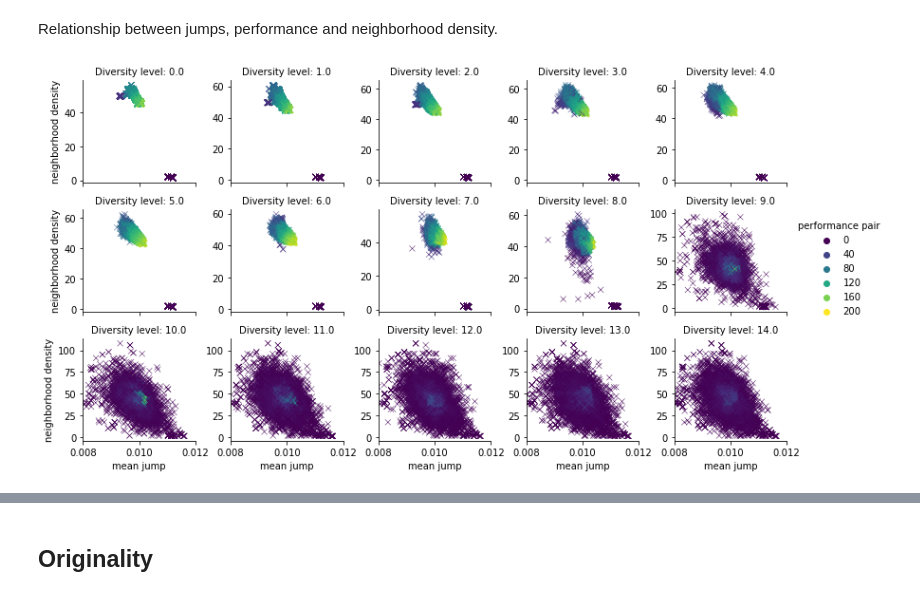
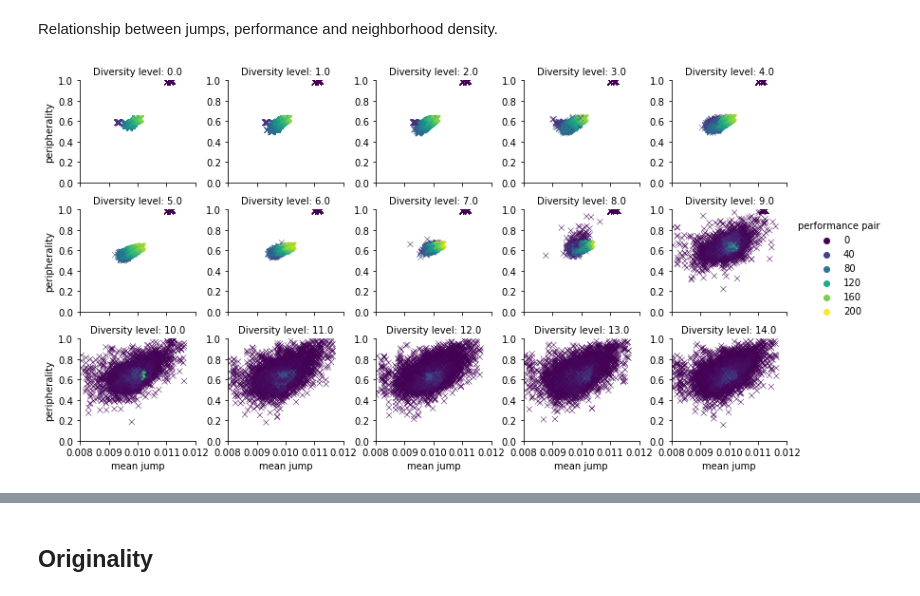
Before and after one commit to rbroc/diversity_abm, a Jupyter notebook: 03_analysis.ipynb, the cells around one changed output, grey strips where cells are left out. Saved outputs shown, nothing was run; the diff lists cells and outputs as text; code cells hidden in the pictures.

```diff
--- a/03_analysis.ipynb
+++ b/03_analysis.ipynb
@@ -43,3 +43,30 @@ data['diversity_dodge'] = data['diversity_level'] + \
                           np.random.uniform(-.2,.2,size=data.shape[0])
 aggs['diversity_dodge'] = aggs['diversity_level'] + \
                           np.random.uniform(-.2,.2,size=aggs.shape[0])
+# %%
+data['mean_neighborhood_density'] = (data['mean_neighborhood_density_0'] + \
+                                     data['mean_neighborhood_density_1'])
+data['peripherality'] = (240 - data['mean_neighborhood_density']) / 240
+aggs = aggs.merge(data.groupby('pair')['peripherality'].mean().reset_index(),
+                  on='pair')
+# %%
+f = sns.relplot(data=a,
+                col='diversity_level',
+                x='mean_jump_speaker',
+                y='peripherality',
+                hue='performance_pair',
+                palette='viridis',
+                col_wrap=5,
+                height=2,
+                aspect=1.1,
+                marker='x',
+                color='darkgrey',
+                facet_kws={'sharey': False})
+f.set_titles("Diversity level: {col_name}")
+f.set_xlabels("mean jump")
+f.set_ylabels("peripherality")
+f._legend.set_title('performance pair')
+for a in f.axes:
+    a.set_xlim(0.009, 0.011)
+    a.set_ylim(0.5, 0.7)
+plt.show()
@@ -182,22 +211,23 @@ Relationship between jumps, performance and neighborhood density.
 # %%
 f = sns.relplot(data=data,
                 col='diversity_level',
                 x='mean_jump_speaker',
-                y='mean_neighborhood_density_0',
+                y='peripherality',
                 hue='performance_pair',
                 palette='viridis',
                 col_wrap=5,
                 height=2,
                 aspect=1.1,
                 marker='x',
                 color='darkgrey',
                 facet_kws={'sharey': False})
 f.set_titles("Diversity level: {col_name}")
 f.set_xlabels("mean jump")
-f.set_ylabels("neighborhood density")
+f.set_ylabels("peripherality")
 f._legend.set_title('performance pair')
 for a in f.axes:
     a.set_xlim(0.008, 0.012)
+    a.set_ylim(0.0, 1.0)
 plt.show()
 # %% [output]
-[figure, old version]
+[figure, new version]
```
Also changed, not shown: parts of 22 cells of this notebook, 3 other files.
